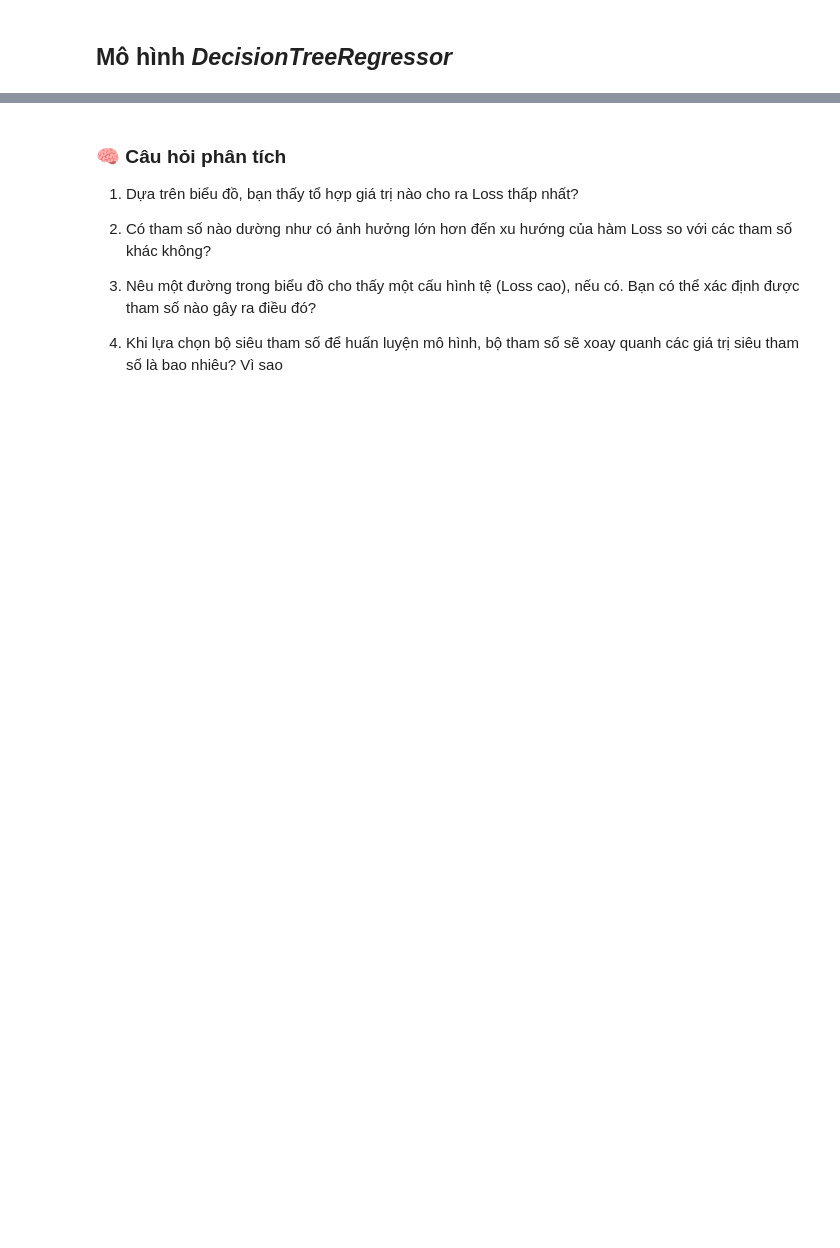
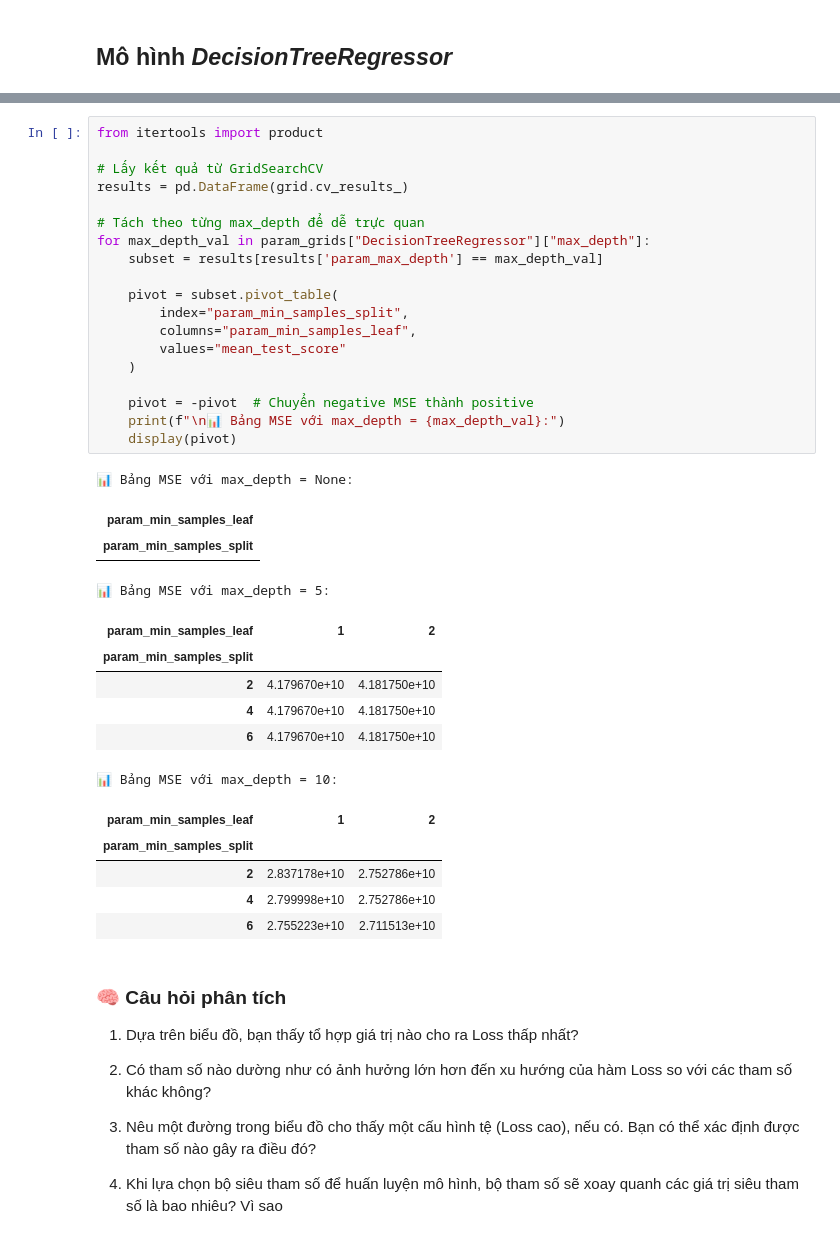
Before and after one commit to nguyenvanminh281005/CS116_Project, a Jupyter notebook: 23520945_Housing_regression_tuning.ipynb, the cells around one changed output, grey strips where cells are left out. Cells and saved outputs as stored; diff of their text form; blank space fills up the shorter version.

```diff
--- a/23520945_Housing_regression_tuning.ipynb
+++ b/23520945_Housing_regression_tuning.ipynb
@@ -482,3 +758,38 @@ Test R² : 0.7147
+# %%
+from itertools import product
+
+# Lấy kết quả từ GridSearchCV
+results = pd.DataFrame(grid.cv_results_)
+
+# Tách theo từng max_depth để dễ trực quan
+for max_depth_val in param_grids["DecisionTreeRegressor"]["max_depth"]:
+    subset = results[results['param_max_depth'] == max_depth_val]
+
+    pivot = subset.pivot_table(
+        index="param_min_samples_split",
+        columns="param_min_samples_leaf",
+        values="mean_test_score"
+    )
+
+    pivot = -pivot  # Chuyển negative MSE thành positive
+    print(f"\n📊 Bảng MSE với max_depth = {max_depth_val}:")
+    display(pivot)
+# %% [output]
+📊 Bảng MSE với max_depth = None:
+| param_min_samples_leaf |
+| param_min_samples_split |
+📊 Bảng MSE với max_depth = 5:
+| param_min_samples_leaf | 1 | 2 |
+| param_min_samples_split |  |  |
+| 2 | 4.179670e+10 | 4.181750e+10 |
+| 4 | 4.179670e+10 | 4.181750e+10 |
+| 6 | 4.179670e+10 | 4.181750e+10 |
+📊 Bảng MSE với max_depth = 10:
+| param_min_samples_leaf | 1 | 2 |
+| param_min_samples_split |  |  |
+| 2 | 2.837178e+10 | 2.752786e+10 |
+| 4 | 2.799998e+10 | 2.752786e+10 |
+| 6 | 2.755223e+10 | 2.711513e+10 |
 # %% [markdown]
 ### 🧠 Câu hỏi phân tích
 1. Dựa trên biểu đồ, bạn thấy tổ hợp giá trị nào cho ra Loss thấp nhất?
```
Also changed, not shown: parts of 31 cells of this notebook, 2 other files.
